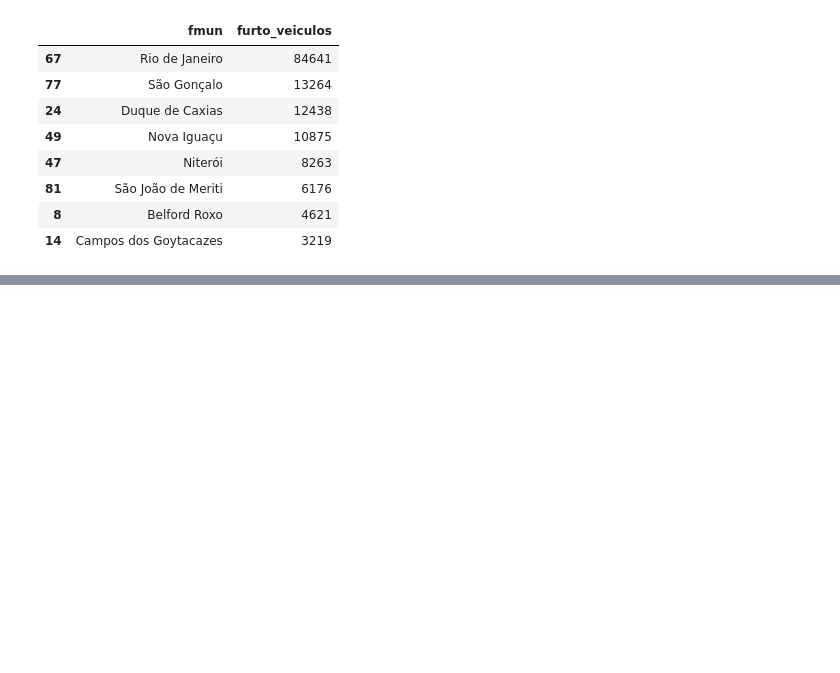
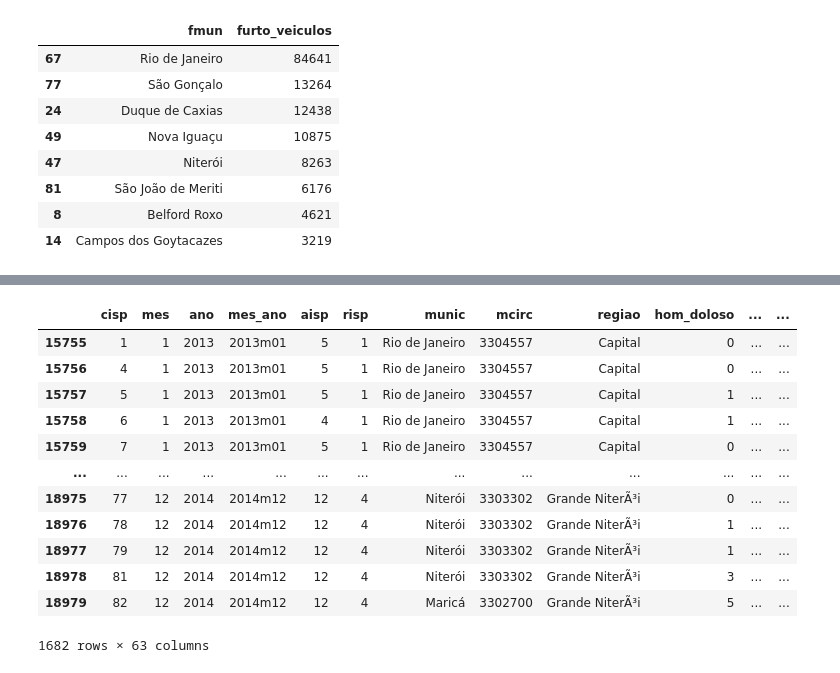
Before and after one commit to leticyanunes/Repo_Senac, a Jupyter notebook: outliers.ipynb, the cells around one changed output, grey strips where cells are left out. Cells and saved outputs as stored; diff of their text form; code cells hidden in the pictures; blank space fills up the shorter version.

```diff
--- a/outliers.ipynb
+++ b/outliers.ipynb
@@ -127,0 +184,17 @@ furtos_municipio.sort_values(by = 'furto_veiculos', ascending= False)
+# %%
+primeira_gestao = regiao[(regiao ['ano'] == 2013) | (regiao['ano'] == 2014)]
+primeira_gestao
+# %% [output]
+|  | cisp | mes | ano | mes_ano | aisp | risp | munic | mcirc | regiao | hom_doloso | ... | ... |
+| 15755 | 1 | 1 | 2013 | 2013m01 | 5 | 1 | Rio de Janeiro | 3304557 | Capital | 0 | ... | ... |
+| 15756 | 4 | 1 | 2013 | 2013m01 | 5 | 1 | Rio de Janeiro | 3304557 | Capital | 0 | ... | ... |
+| 15757 | 5 | 1 | 2013 | 2013m01 | 5 | 1 | Rio de Janeiro | 3304557 | Capital | 1 | ... | ... |
+| 15758 | 6 | 1 | 2013 | 2013m01 | 4 | 1 | Rio de Janeiro | 3304557 | Capital | 1 | ... | ... |
+| 15759 | 7 | 1 | 2013 | 2013m01 | 5 | 1 | Rio de Janeiro | 3304557 | Capital | 0 | ... | ... |
+| ... | ... | ... | ... | ... | ... | ... | ... | ... | ... | ... | ... | ... |
+| 18975 | 77 | 12 | 2014 | 2014m12 | 12 | 4 | Niterói | 3303302 | Grande NiterÃ³i | 0 | ... | ... |
+| 18976 | 78 | 12 | 2014 | 2014m12 | 12 | 4 | Niterói | 3303302 | Grande NiterÃ³i | 1 | ... | ... |
+| 18977 | 79 | 12 | 2014 | 2014m12 | 12 | 4 | Niterói | 3303302 | Grande NiterÃ³i | 1 | ... | ... |
+| 18978 | 81 | 12 | 2014 | 2014m12 | 12 | 4 | Niterói | 3303302 | Grande NiterÃ³i | 3 | ... | ... |
+| 18979 | 82 | 12 | 2014 | 2014m12 | 12 | 4 | Maricá | 3302700 | Grande NiterÃ³i | 5 | ... | ... |
+1682 rows × 63 columns
```
Also changed, not shown: parts of 13 cells of this notebook, 1 other file.
